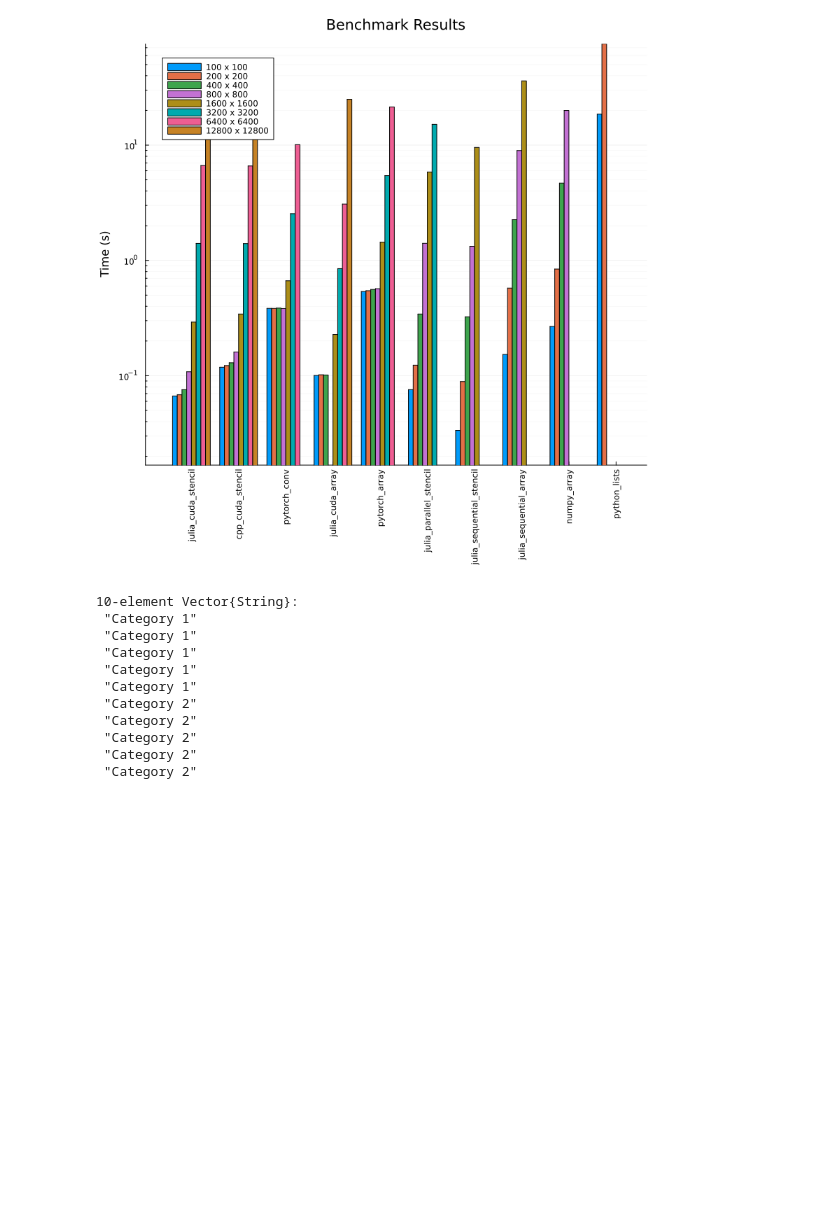
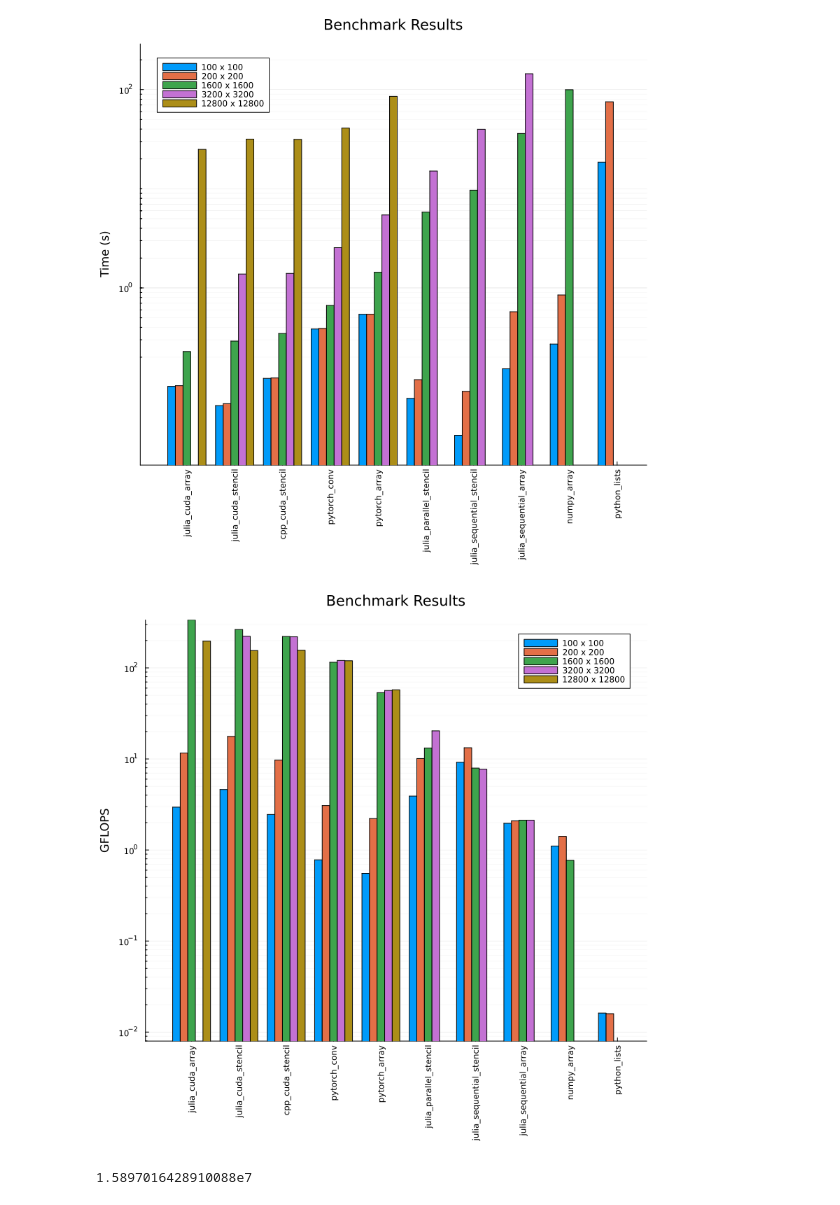
Before and after one commit to peteole/julia-2d-heat-equation, a Jupyter notebook: plot_benchmarks.ipynb, the cells around one changed output. Saved outputs shown, nothing was run; the diff lists cells and outputs as text; code cells hidden in the pictures; blank space fills up the shorter version.

Commit message:
Implement gflops

```diff
--- a/plot_benchmarks.ipynb
+++ b/plot_benchmarks.ipynb
@@ -4,52 +4,60 @@ using StatsPlots
 using YAML
 using Statistics
 benchmarks = YAML.load_file("benchmark_results.yaml")
-num_setups = length(keys(benchmarks))
 benchmark_names = sort(collect(keys(benchmarks)), by= x->parse(Int, first(split(x, "."))))
+benchmark_names = benchmark_names[[1,2,5,6,8]]
+benchmark_numbers = [parse(Int, first(split(b, "."))) for b in benchmark_names]
+num_setups = length(benchmark_names)
 implementation_names = collect(keys(benchmarks[first(benchmark_names)]))
 max_time_by_implementation = [median([haskey(benchmarks[b],i) ? benchmarks[b][i]["time"]["median"] : Inf for b in benchmark_names]) for i in implementation_names]
 sort_permutation = sortperm(max_time_by_implementation)
 implementation_names = collect(implementation_names[sort_permutation])
 num_implementations = length(implementation_names)
 medians = zeros(num_implementations, num_setups)
+flops= zeros(num_implementations, num_setups)
 
+num_iterations = 5000
+num_computations_per_grid_point = 6
+num_gridpoints= benchmark_numbers.^2
+num_computations= num_computations_per_grid_point*num_gridpoints * num_iterations
 
 for (i, benchmark_name) in enumerate(benchmark_names)
     benchmark = benchmarks[benchmark_name]
     for (j, implementation_name) in enumerate(implementation_names)
         if !haskey(benchmark, implementation_name)
             medians[j, i] = Inf
+            flops[j, i] = -Inf
             continue
         end
         implementation = benchmark[implementation_name]
         time = implementation["time"]["median"]
         medians[j, i] = time
+        flops[j, i] = num_computations[i]/time / 1e9
     end
 end
-min_time = minimum(medians)
-max_time= maximum(medians)
+min_time = minimum(filter(isfinite,medians))
+max_time= maximum(filter(isfinite,medians))
 benchmark_labels =["$(first(split(b, "."))) x $(first(split(b, ".")))" for b in benchmark_names]
 
 p=groupedbar(medians, yscale=:log10,
-    xticks=(eachindex(implementation_names), implementation_names), xrotation=90, ylims=(min_time*0.5, max_time),
+    xticks=(eachindex(implementation_names), implementation_names), xrotation=90, ylims=(min_time*0.5, max_time*2),
     size=(800, 800), yminorgrid=true, xgrid=false, ylabel="Time (s)", title="Benchmark Results",
     label=hcat(benchmark_labels...)
     )
 savefig(p, "benchmark_results.png")
 display(p)
+
+p=groupedbar(flops, yscale=:log10,
+    xticks=(eachindex(implementation_names), implementation_names), xrotation=90, ylims=(minimum(filter(isfinite,flops))*0.5, maximum(flops)),
+    size=(800, 800), yminorgrid=true, xgrid=false, ylabel="GFLOPS", title="Benchmark Results",
+    label=hcat(benchmark_labels...), legend=:topright
+    )
+savefig(p, "benchmark_results_flops.png")
+display(p)
 # %% [output]
-[figure, old version]
+[figure, new version]
+[figure, added]
-# %%
-repeat(["Category 1", "Category 2"], inner = 5)
-# %% [output]
-10-element Vector{String}:
- "Category 1"
- "Category 1"
- "Category 1"
- "Category 1"
- "Category 1"
- "Category 2"
- "Category 2"
- "Category 2"
- "Category 2"
- "Category 2"
+# %%
+minimum(filter(isfinite,flops))
+# %% [output]
+1.5897016428910088e7
```
Also changed, not shown: 2 other files.
